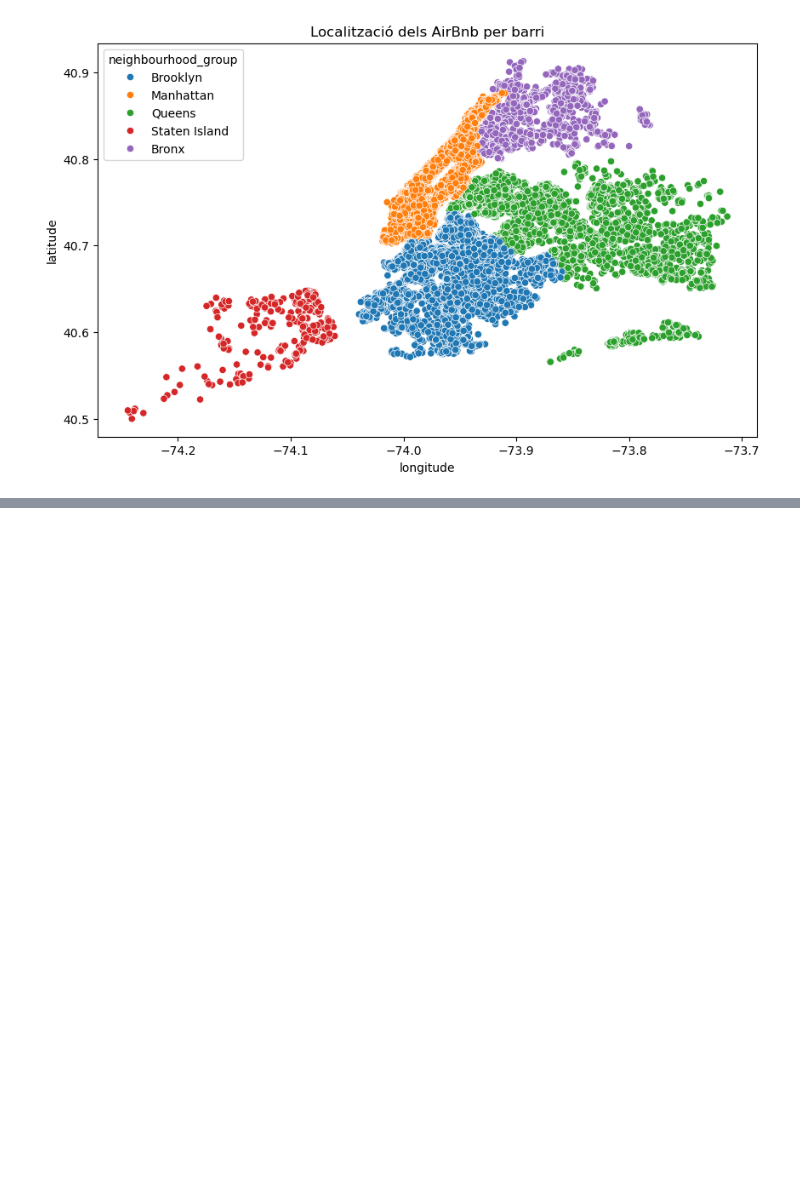
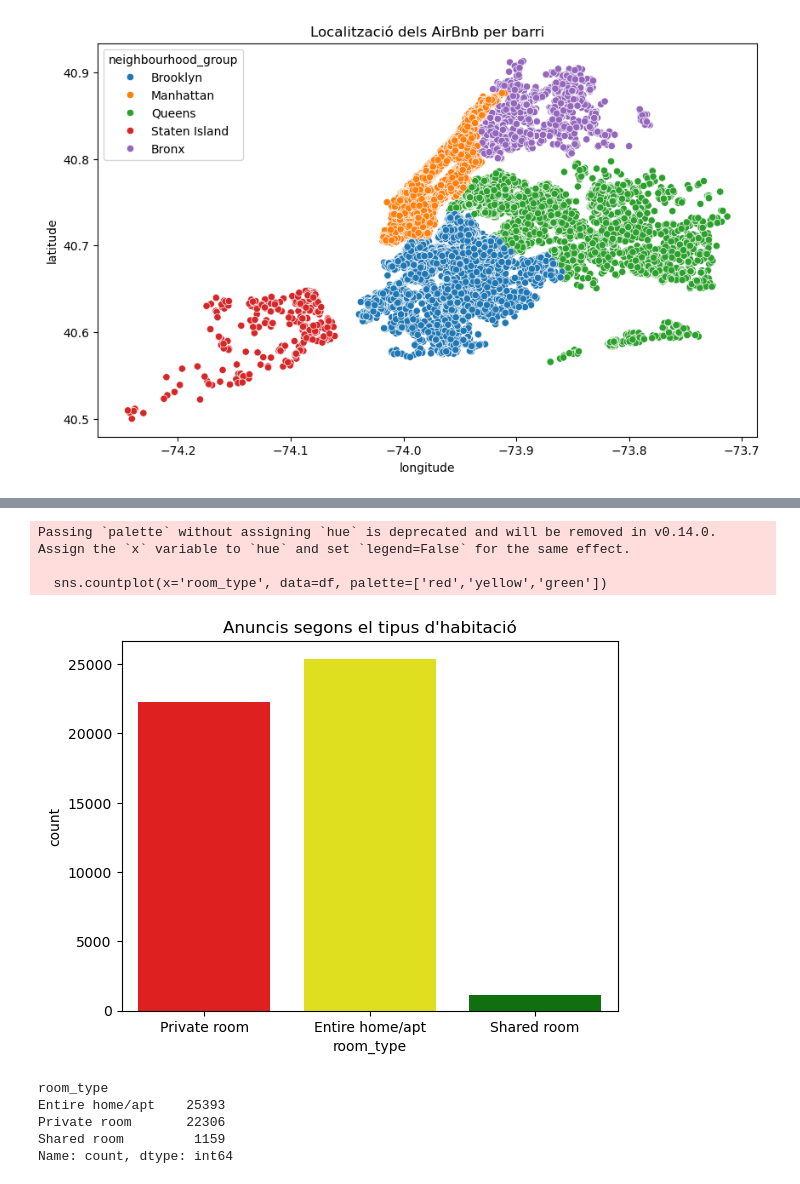
Before and after one commit to polvila25/CAS-KAGGLE-APC, a Jupyter notebook: cas_kaggle.ipynb, the cells around one changed output, grey strips where cells are left out. Cells and saved outputs as stored; diff of their text form; code cells hidden in the pictures; blank space fills up the shorter version.

```diff
--- a/cas_kaggle.ipynb
+++ b/cas_kaggle.ipynb
@@ -278,0 +302,18 @@ plt.ioff()
+# %%
+#preu dels anuncis segons tipus d'habitació
+title = "Anuncis segons el tipus d'habitació"
+sns.countplot(x='room_type', data=df, palette=['red','yellow','green'])
+plt.title(title)
+plt.show()
+
+print(df['room_type'].value_counts())
+# %% [output]
+Passing `palette` without assigning `hue` is deprecated and will be removed in v0.14.0. Assign the `x` variable to `hue` and set `legend=False` for the same effect.
+
+  sns.countplot(x='room_type', data=df, palette=['red','yellow','green'])
+[figure, added]
+room_type
+Entire home/apt    25393
+Private room       22306
+Shared room         1159
+Name: count, dtype: int64
```
Also changed, not shown: parts of 9 cells of this notebook.
